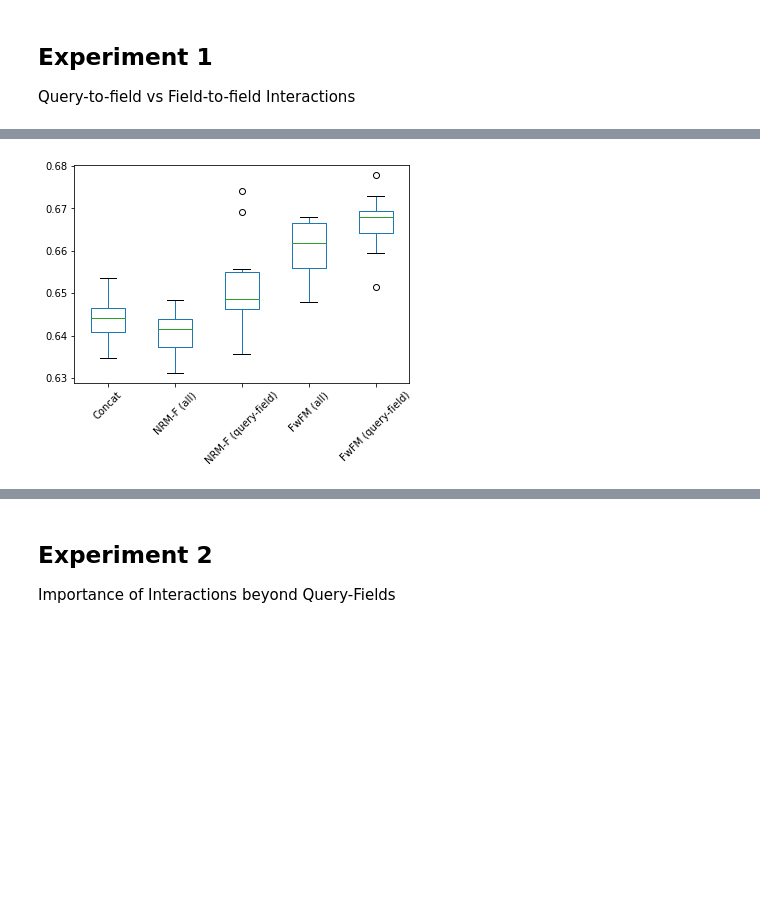
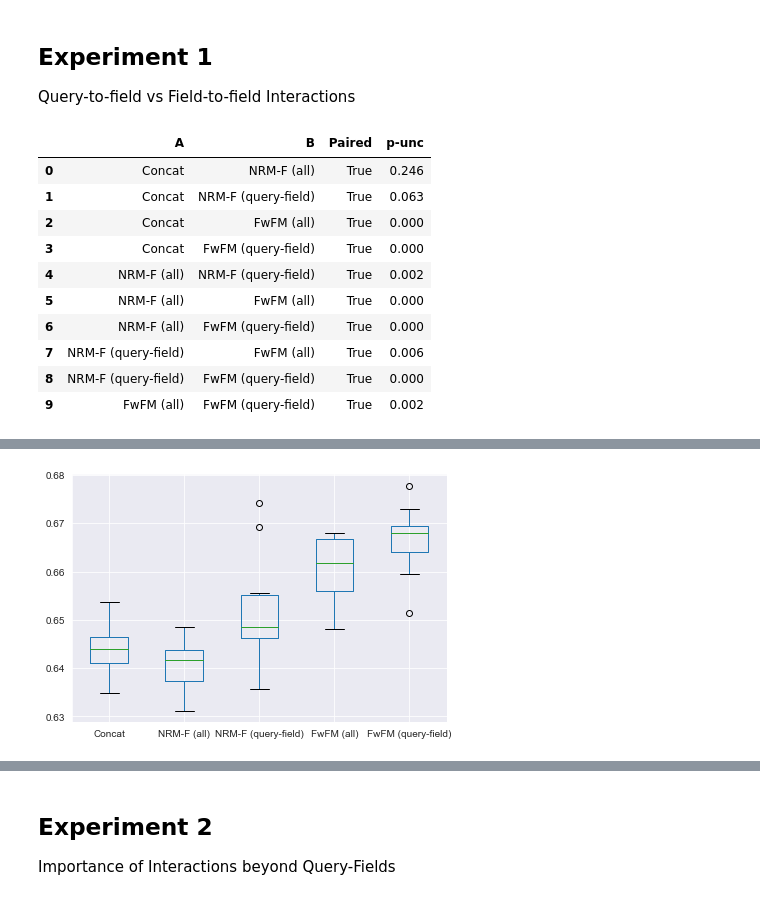
Before and after one commit to rejasupotaro/feature-interactions-in-document-ranking, a Jupyter notebook: notebooks/validation_cookpad.ipynb, the cells around one changed output, grey strips where cells are left out. Drawn from its saved outputs; the diff is of its cells as text; code cells hidden in the pictures; blank space fills up the shorter version.

```diff
--- a/notebooks/validation_cookpad.ipynb
+++ b/notebooks/validation_cookpad.ipynb
@@ -7,6 +7,7 @@ import itertools
 import numpy as np
 import pandas as pd
 from functools import reduce
+from itertools import combinations
 from tqdm import tqdm
 from pandas import DataFrame
 
@@ -17,6 +18,8 @@ import pingouin as pg
 
 import matplotlib.pyplot as plt
 import seaborn as sns
+
+sns.set_style('darkgrid')
 # %%
 # !gsutil cp -r gs://master-thesis-data/logs/cookpad_naive_results.csv ../data/results/cookpad_concat_results.csv
 # !gsutil cp -r gs://master-thesis-data/logs/cookpad_nrmf_simple_query_results.csv ../data/results/cookpad_nrmf_results.csv
@@ -110,10 +134,28 @@ def validate(df, model_names, column_names=None):
 
 Query-to-field vs Field-to-field Interactions
 # %%
-boxplot(df,
-        ['Concat', 'NRM-F (all)', 'NRM-F (query-field)', 'FwFM (all)', 'FwFM (query-field)'],
-       )
-validate(df,
-        ['Concat', 'NRM-F (all)', 'NRM-F (query-field)', 'FwFM (all)', 'FwFM (query-field)']
-       )
+boxplot(
+    df,
+    ['Concat', 'NRM-F (all)', 'NRM-F (query-field)', 'FwFM (all)', 'FwFM (query-field)'],
+    filename="experiment_1.pdf",
+)
+validate_paired(
+    df,
+    ['Concat', 'NRM-F (all)', 'NRM-F (query-field)', 'FwFM (all)', 'FwFM (query-field)'],
+)
+validate_multiple(
+    df,
+    ['Concat', 'NRM-F (all)', 'NRM-F (query-field)', 'FwFM (all)', 'FwFM (query-field)'],
+)
 # %% [output]
+|  | A | B | Paired | p-unc |
+| 0 | Concat | NRM-F (all) | True | 0.246 |
+| 1 | Concat | NRM-F (query-field) | True | 0.063 |
+| 2 | Concat | FwFM (all) | True | 0.000 |
+| 3 | Concat | FwFM (query-field) | True | 0.000 |
+| 4 | NRM-F (all) | NRM-F (query-field) | True | 0.002 |
+| 5 | NRM-F (all) | FwFM (all) | True | 0.000 |
+| 6 | NRM-F (all) | FwFM (query-field) | True | 0.000 |
+| 7 | NRM-F (query-field) | FwFM (all) | True | 0.006 |
+| 8 | NRM-F (query-field) | FwFM (query-field) | True | 0.000 |
+| 9 | FwFM (all) | FwFM (query-field) | True | 0.002 |
@@ -120 +173 @@ validate(df,
-[figure, old version]
+[figure, new version]
```
Also changed, not shown: parts of 5 cells of this notebook, 6 other files.
